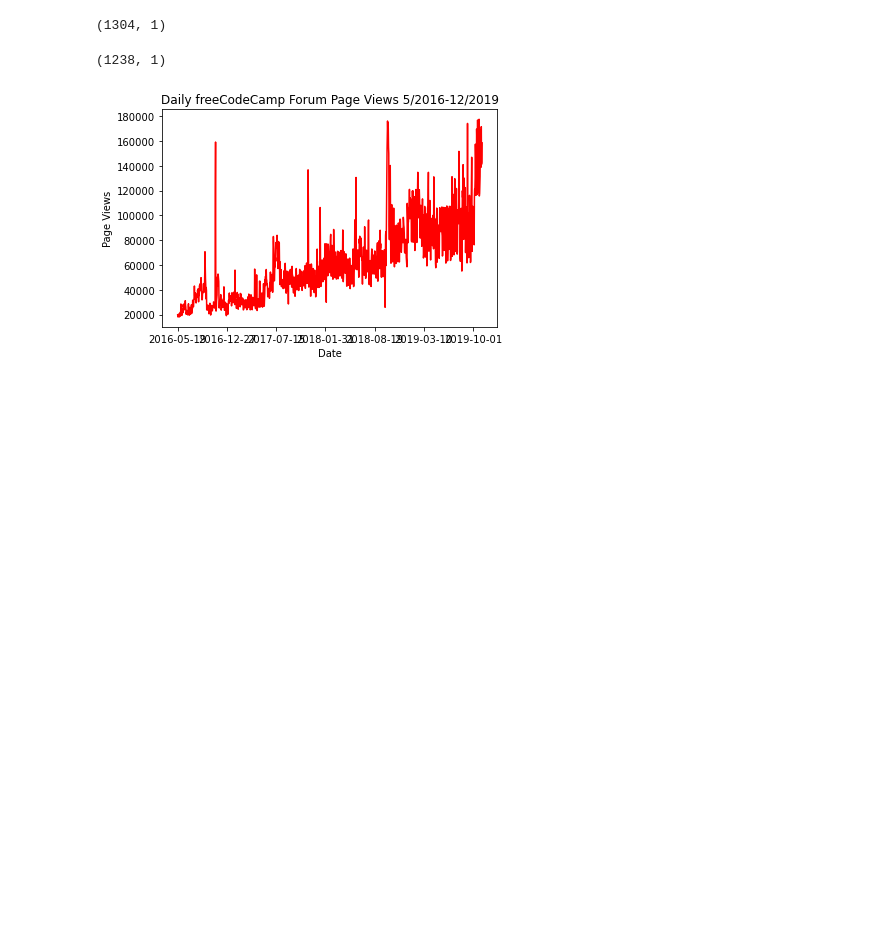
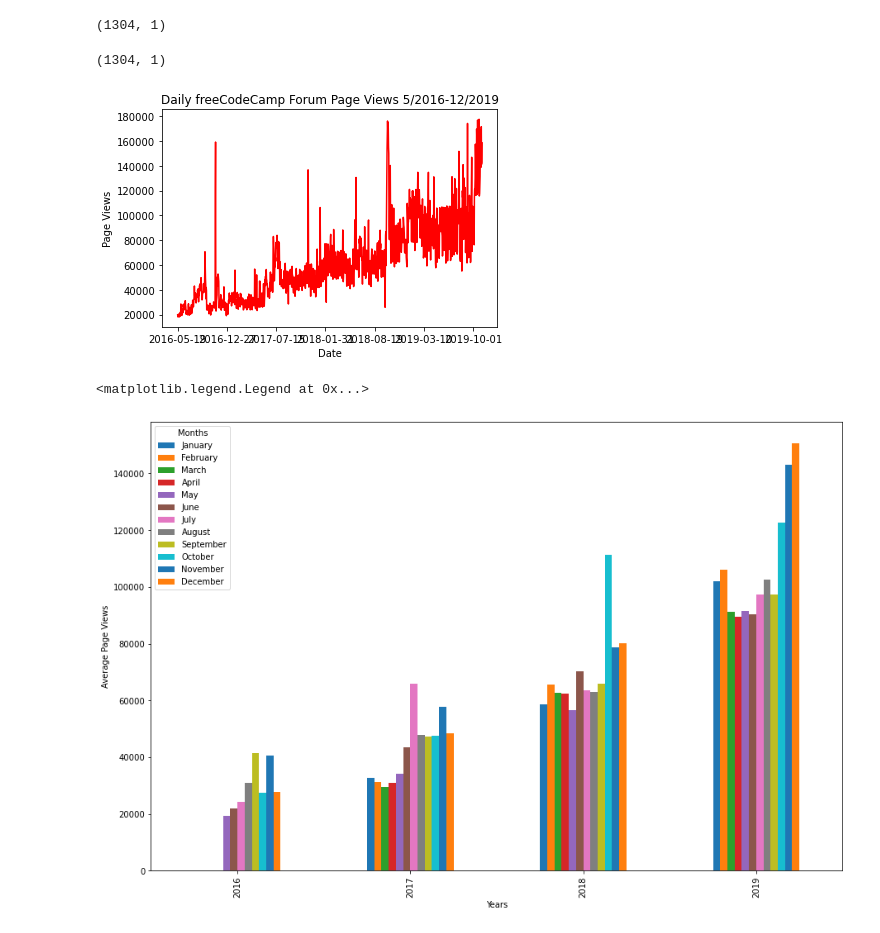
Before and after one commit to YosefGuevara012/Page-View-Time-Series-Visualizer, a Jupyter notebook: test_time_series.ipynb, the cells around one changed output. Drawn from its saved outputs; the diff is of its cells as text; code cells hidden in the pictures; blank space fills up the shorter version.

```diff
--- a/test_time_series.ipynb
+++ b/test_time_series.ipynb
@@ -14,15 +13,33 @@ df.shape
 q_1 = df["value"].quantile(q=0.025)
 q_2 = df["value"].quantile(q=0.975)
 
-df = df[(df["value"] > q_1) & (df["value"] < q_2)]
+df2 = df[(df["value"] > q_1) & (df["value"] < q_2)]
 
 print(df.shape)
 
-df.plot(color = "red", legend = False)
+df2.plot(color = "red", legend = False)
 plt.title("Daily freeCodeCamp Forum Page Views 5/2016-12/2019")
 plt.xlabel("Date")
 plt.ylabel("Page Views")
 plt.show()
 # %% [output]
-(1238, 1)
+(1304, 1)
 [figure]
+# %%
+df2_bar = df2.copy()
+df2_bar["year"] = pd.DatetimeIndex(df2_bar.index).year
+df2_bar["month"] = pd.DatetimeIndex(df2_bar.index).month
+df2_bar = df2_bar.groupby(["year", "month"])["value"].mean()
+df2_bar = df2_bar.unstack()
+
+# Draw bar plot
+fig = df2_bar.plot(kind ="bar", legend = True, figsize = (15,10)).figure
+plt.xlabel("Years", fontsize= 10)
+plt.ylabel("Average Page Views", fontsize= 10)
+#plt.xticks(rotation=30)
+plt.xticks(fontsize = 10)
+plt.yticks(fontsize = 10)
+plt.legend(fontsize = 10, title="Months", labels = ['January', 'February', 'March', 'April', 'May', 'June', 'July', 'August', 'September', 'October', 'November', 'December'])
+# %% [output]
+<matplotlib.legend.Legend at 0x...>
+[figure, added]
```
Also changed, not shown: parts of 13 cells of this notebook.
